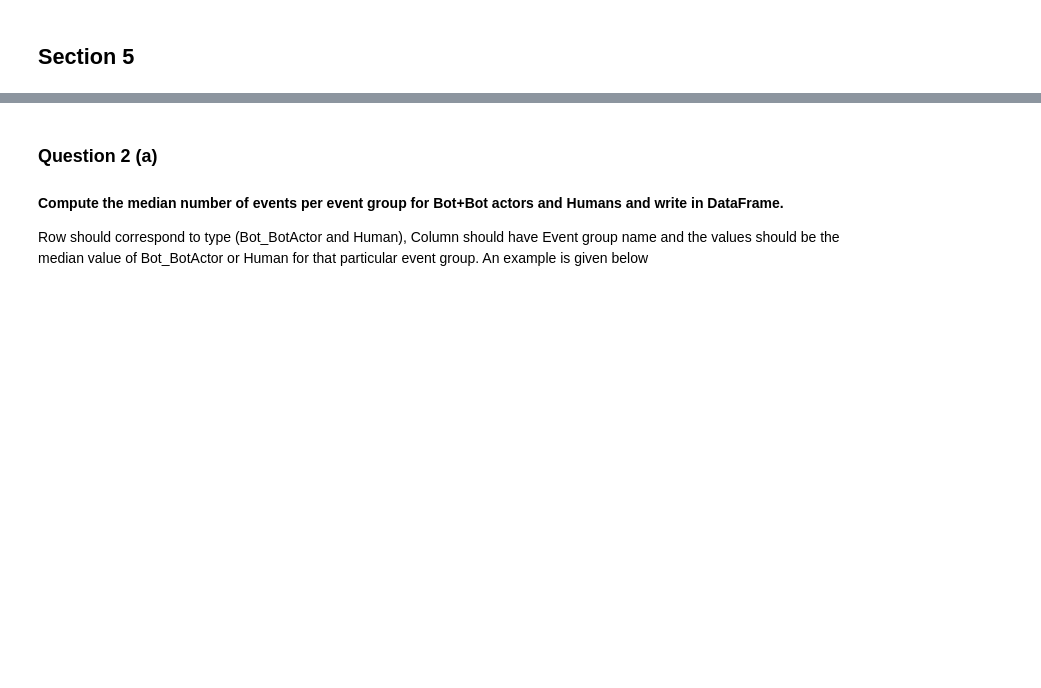
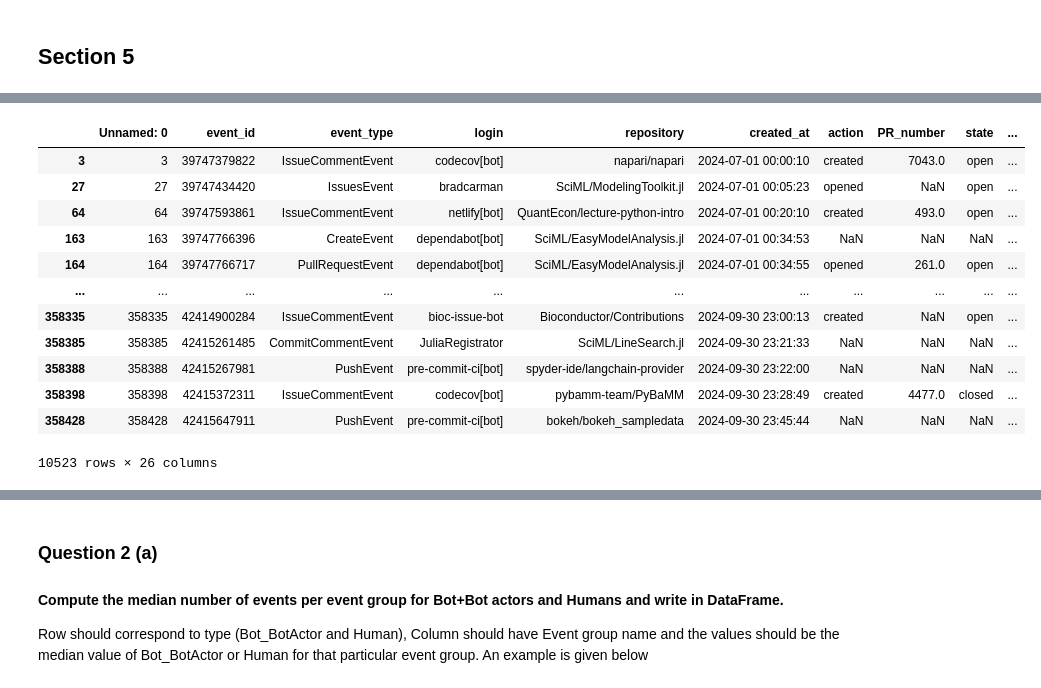
Before and after one commit to ClaireDH3/Software_Evolution_TP_bots, a Jupyter notebook: TP_bots_template.ipynb, the cells around one changed output, grey strips where cells are left out. Saved outputs shown, nothing was run; the diff lists cells and outputs as text; code cells hidden in the pictures; blank space fills up the shorter version.

```diff
--- a/TP_bots_template.ipynb
+++ b/TP_bots_template.ipynb
@@ -439,5 +451,29 @@ pr_group = ['PullRequestEvent', 'PullRequestReviewCommentEvent']
 commit_group = ['CommitCommentEvent', 'PushEvent']
 repo_group = ['CreateEvent', 'DeleteEvent', 'ForkEvent', 'GollumEvent', 'MemberEvent', 'PublicEvent', 'ReleaseEvent', 'SponsorshipEvent', 'WatchEvent']
 # %%
-# YOUR CODE BELOW
+#1
+for i, row in df_event.iterrows():
+    if row['event_type'] in issue_group:
+        df_event.at[i, 'event_group'] = 'issue_group'
+    elif row['event_type'] in pr_group:
+        df_event.at[i, 'event_group'] = 'pr_group'
+    elif row['event_type'] in commit_group:
+        df_event.at[i, 'event_group'] = 'commit_group'
+    elif row['event_type'] in repo_group:
+        df_event.at[i, 'event_group'] = 'repo_group'
+df_event
+# %% [output]
+|  | Unnamed: 0 | event_id | event_type | login | repository | created_at | action | PR_number | state | ... |
+| 3 | 3 | 39747379822 | IssueCommentEvent | codecov[bot] | napari/napari | 2024-07-01 00:00:10 | created | 7043.0 | open | ... |
+| 27 | 27 | 39747434420 | IssuesEvent | bradcarman | SciML/ModelingToolkit.jl | 2024-07-01 00:05:23 | opened | NaN | open | ... |
+| 64 | 64 | 39747593861 | IssueCommentEvent | netlify[bot] | QuantEcon/lecture-python-intro | 2024-07-01 00:20:10 | created | 493.0 | open | ... |
+| 163 | 163 | 39747766396 | CreateEvent | dependabot[bot] | SciML/EasyModelAnalysis.jl | 2024-07-01 00:34:53 | NaN | NaN | NaN | ... |
+| 164 | 164 | 39747766717 | PullRequestEvent | dependabot[bot] | SciML/EasyModelAnalysis.jl | 2024-07-01 00:34:55 | opened | 261.0 | open | ... |
+| ... | ... | ... | ... | ... | ... | ... | ... | ... | ... | ... |
+| 358335 | 358335 | 42414900284 | IssueCommentEvent | bioc-issue-bot | Bioconductor/Contributions | 2024-09-30 23:00:13 | created | NaN | open | ... |
+| 358385 | 358385 | 42415261485 | CommitCommentEvent | JuliaRegistrator | SciML/LineSearch.jl | 2024-09-30 23:21:33 | NaN | NaN | NaN | ... |
+| 358388 | 358388 | 42415267981 | PushEvent | pre-commit-ci[bot] | spyder-ide/langchain-provider | 2024-09-30 23:22:00 | NaN | NaN | NaN | ... |
+| 358398 | 358398 | 42415372311 | IssueCommentEvent | codecov[bot] | pybamm-team/PyBaMM | 2024-09-30 23:28:49 | created | 4477.0 | closed | ... |
+| 358428 | 358428 | 42415647911 | PushEvent | pre-commit-ci[bot] | bokeh/bokeh_sampledata | 2024-09-30 23:45:44 | NaN | NaN | NaN | ... |
+10523 rows × 26 columns
 # %%
```
Also changed, not shown: parts of 6 cells of this notebook.
